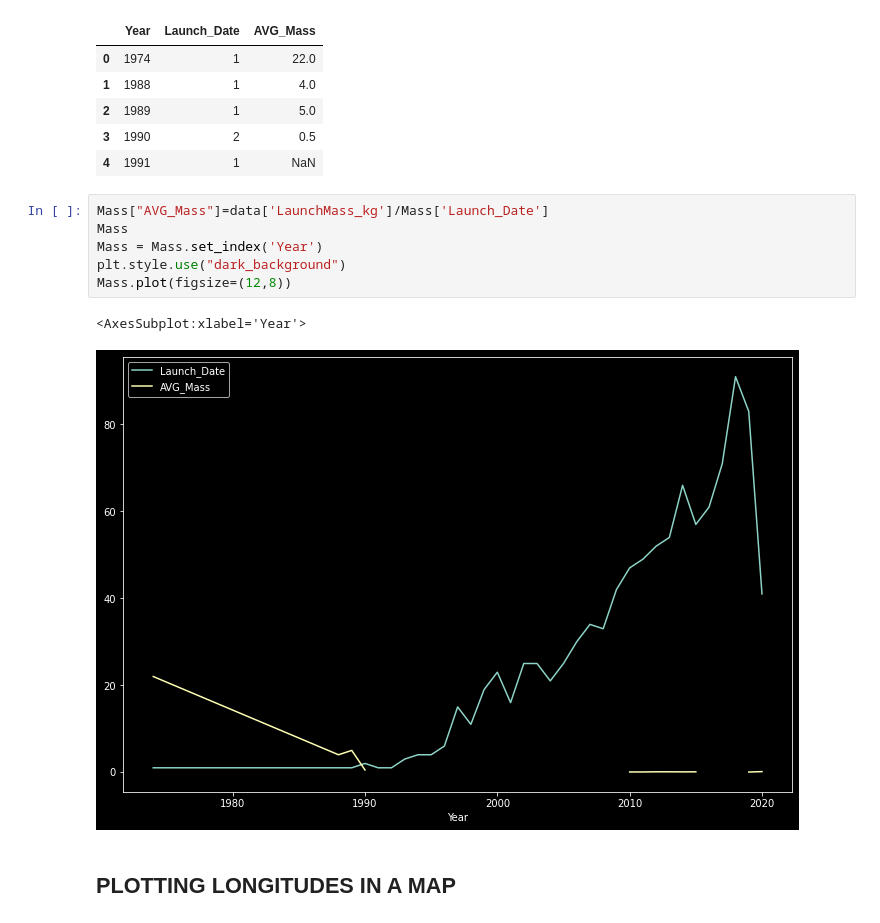
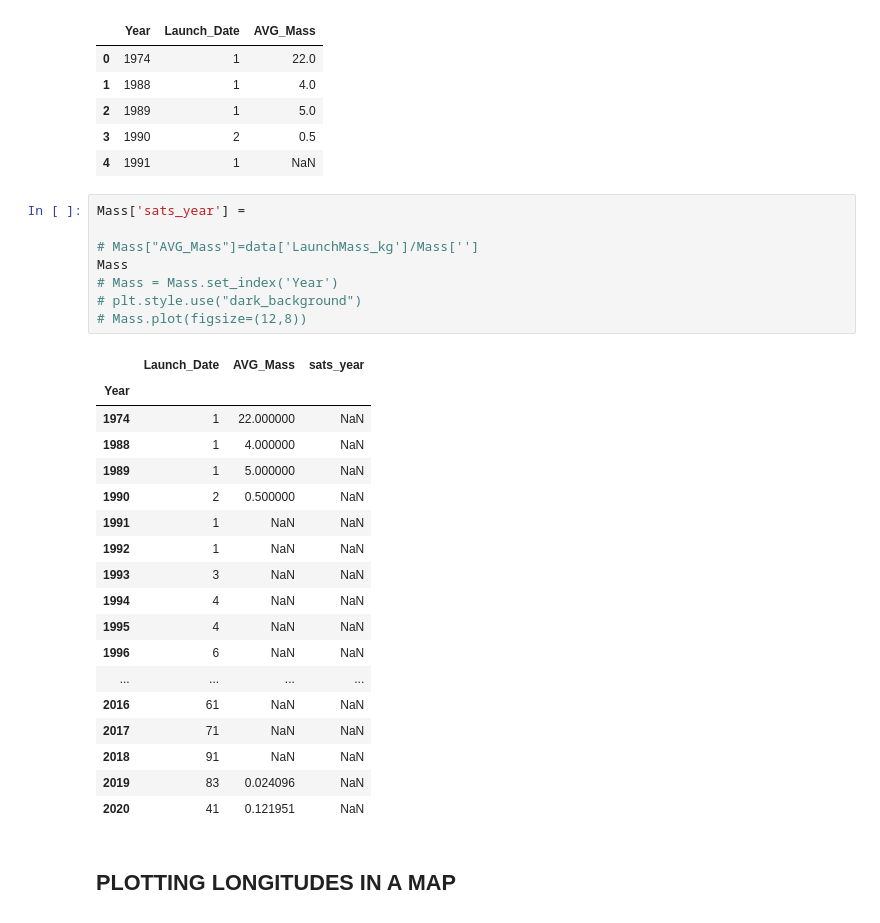
Before and after one commit to AjiacoVic/Satellites_Market_study, a Jupyter notebook: PART1 - Exploring Data.ipynb, the cells around one changed output. Saved outputs shown, nothing was run; the diff lists cells and outputs as text.

```diff
--- a/PART1 - Exploring Data.ipynb
+++ b/PART1 - Exploring Data.ipynb
@@ -185,14 +185,32 @@ Mass.head()
 | 3 | 1990 | 2 | 0.5 |
 | 4 | 1991 | 1 | NaN |
 # %%
-Mass["AVG_Mass"]=data['LaunchMass_kg']/Mass['Launch_Date']
+Mass['sats_year'] =
+
+# Mass["AVG_Mass"]=data['LaunchMass_kg']/Mass['']
 Mass
-Mass = Mass.set_index('Year')
-plt.style.use("dark_background")
-Mass.plot(figsize=(12,8))
+# Mass = Mass.set_index('Year')
+# plt.style.use("dark_background")
+# Mass.plot(figsize=(12,8))
 # %% [output]
-<AxesSubplot:xlabel='Year'>
-[figure, removed]
+|  | Launch_Date | AVG_Mass | sats_year |
+| Year |  |  |  |
+| 1974 | 1 | 22.000000 | NaN |
+| 1988 | 1 | 4.000000 | NaN |
+| 1989 | 1 | 5.000000 | NaN |
+| 1990 | 2 | 0.500000 | NaN |
+| 1991 | 1 | NaN | NaN |
+| 1992 | 1 | NaN | NaN |
+| 1993 | 3 | NaN | NaN |
+| 1994 | 4 | NaN | NaN |
+| 1995 | 4 | NaN | NaN |
+| 1996 | 6 | NaN | NaN |
+| ... | ... | ... | ... |
+| 2016 | 61 | NaN | NaN |
+| 2017 | 71 | NaN | NaN |
+| 2018 | 91 | NaN | NaN |
+| 2019 | 83 | 0.024096 | NaN |
+| 2020 | 41 | 0.121951 | NaN |
 # %% [markdown]
 ## PLOTTING LONGITUDES IN A MAP
 # %%
```
Also changed, not shown: 1 other file.
